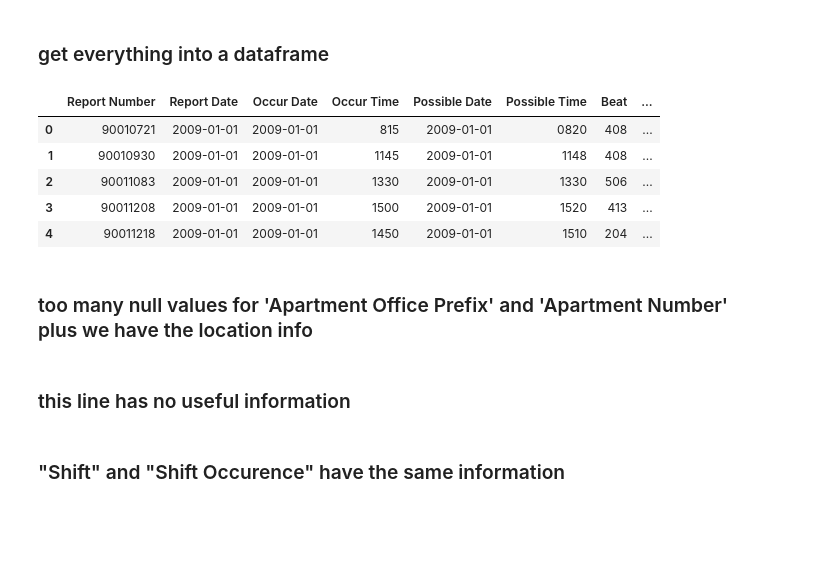
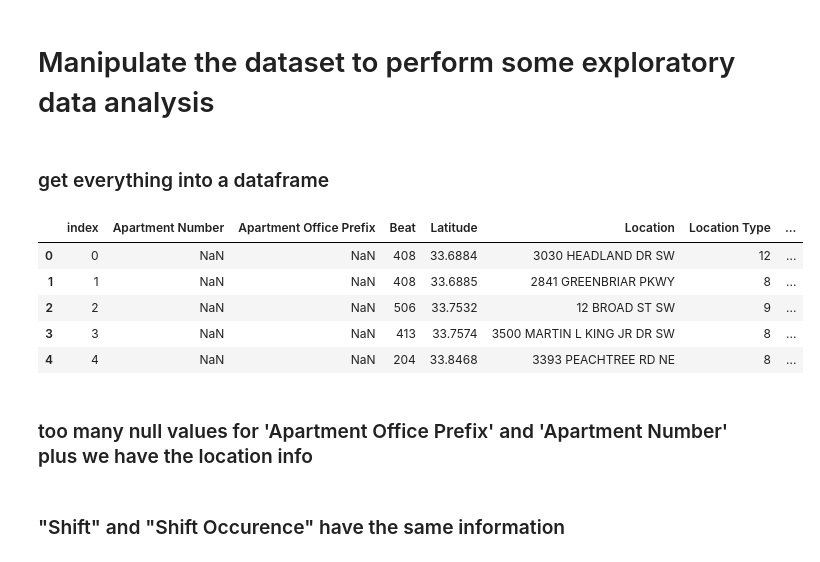
Before and after one commit to windell-github/APD_Crime, a Jupyter notebook: APD_Crime.ipynb, the cells around one changed output. Drawn from its saved outputs; the diff is of its cells as text; code cells hidden in the pictures; blank space fills up the shorter version.

```diff
--- a/APD_Crime.ipynb
+++ b/APD_Crime.ipynb
@@ -16,25 +12,28 @@ Using TensorFlow backend.
+# %% [markdown]
+# Manipulate the dataset to perform some exploratory data analysis
 # %% [markdown]
 ### get everything into a dataframe
 # %%
 df2009 = pd.read_csv('../projects/datasets/COBRA-2009/COBRA-2009.csv', error_bad_lines=False, warn_bad_lines=False, dtype={'Report Number': int, 'Report Date' : str, 'Occur Date' : str, 'Occur Time':int, 'Possible Date':str, 'Possible Time':str, 'Beat':str, 'Apartment Office Prefix':str, 'Apartment Number':str, 'Location':str, 'Shift':str, 'Shift Occurence':str, 'Location Type':str, 'UCR Literal':str, 'UCR #':float, 'Neighborhood':str,'NPU':str, 'Latitude':float, 'Longitude':float})
 df2010 = pd.read_csv('../projects/datasets/COBRA-2010/COBRA-2010.csv', error_bad_lines=False, warn_bad_lines=False, dtype={'Report Number': str, 'Report Date' : str, 'Occur Date' : str, 'Occur Time':str, 'Possible Date':str, 'Possible Time':str, 'Beat':str, 'Apartment Office Prefix':str, 'Apartment Number':str, 'Location':str, 'Shift':str, 'Shift Occurence':str, 'Location Type':str, 'UCR Literal':str, 'UCR #':str, 'Neighborhood':str,'NPU':str, 'Latitude':str, 'Longitude':str})
 df2011 = pd.read_csv('../projects/datasets/COBRA-2011/COBRA-2011.csv', error_bad_lines=False, warn_bad_lines=False, dtype={'Report Number': str, 'Report Date' : str, 'Occur Date' : str, 'Occur Time':str, 'Possible Date':str, 'Possible Time':str, 'Beat':str, 'Apartment Office Prefix':str, 'Apartment Number':str, 'Location':str, 'Shift':str, 'Shift Occurence':str, 'Location Type':str, 'UCR Literal':str, 'UCR #':str, 'Neighborhood':str,'NPU':str, 'Latitude':str, 'Longitude':str})
 df2012 = pd.read_csv('../projects/datasets/COBRA-2012/COBRA-2012.csv', error_bad_lines=False, warn_bad_lines=False, dtype={'Report Number': str, 'Report Date' : str, 'Occur Date' : str, 'Occur Time':str, 'Possible Date':str, 'Possible Time':str, 'Beat':str, 'Apartment Office Prefix':str, 'Apartment Number':str, 'Location':str, 'Shift':str, 'Shift Occurence':str, 'Location Type':str, 'UCR Literal':str, 'UCR #':str, 'Neighborhood':str,'NPU':str, 'Latitude':str, 'Longitude':str})
 df2013 = pd.read_csv('../projects/datasets/COBRA-2013/COBRA-2013.csv', error_bad_lines=False, warn_bad_lines=False, dtype={'Report Number': str, 'Report Date' : str, 'Occur Date' : str, 'Occur Time':str, 'Possible Date':str, 'Possible Time':str, 'Beat':str, 'Apartment Office Prefix':str, 'Apartment Number':str, 'Location':str, 'Shift':str, 'Shift Occurence':str, 'Location Type':str, 'UCR Literal':str, 'UCR #':str, 'Neighborhood':str,'NPU':str, 'Latitude':str, 'Longitude':str})
 df2014 = pd.read_csv('../projects/datasets/COBRA-2014/COBRA-2014.csv', error_bad_lines=False, warn_bad_lines=False, dtype={'Report Number': str, 'Report Date' : str, 'Occur Date' : str, 'Occur Time':str, 'Possible Date':str, 'Possible Time':str, 'Beat':str, 'Apartment Office Prefix':str, 'Apartment Number':str, 'Location':str, 'Shift':str, 'Shift Occurence':str, 'Location Type':str, 'UCR Literal':str, 'UCR #':str, 'Neighborhood':str,'NPU':str, 'Latitude':str, 'Longitude':str})
 df2015 = pd.read_csv('../projects/datasets/COBRA-2015/COBRA-2015.csv', error_bad_lines=False, warn_bad_lines=False, dtype={'Report Number': int, 'Report Date' : str, 'Occur Date' : str, 'Occur Time':int, 'Possible Date':str, 'Possible Time':str, 'Beat':str, 'Apartment Office Prefix':str, 'Apartment Number':str, 'Location':str, 'Shift':str, 'Shift Occurence':str, 'Location Type':str, 'UCR Literal':str, 'UCR #':float, 'Neighborhood':str,'NPU':str, 'Latitude':float, 'Longitude':float})
 df2016 = pd.read_csv('../projects/datasets/COBRA-2016/COBRA-2016.csv', error_bad_lines=False, warn_bad_lines=False, dtype={'Report Number': int, 'Report Date' : str, 'Occur Date' : str, 'Occur Time':int, 'Possible Date':str, 'Possible Time':str, 'Beat':str, 'Apartment Office Prefix':str, 'Apartment Number':str, 'Location':str, 'Shift':str, 'Shift Occurence':str, 'Location Type':str, 'UCR Literal':str, 'UCR #':float, 'Neighborhood':str,'NPU':str, 'Latitude':float, 'Longitude':float})
 df2017 = pd.read_csv('../projects/datasets/COBRA-2017/COBRA-2017.csv', error_bad_lines=False, warn_bad_lines=False, dtype={'Report Number': int, 'Report Date' : str, 'Occur Date' : str, 'Occur Time':int, 'Possible Date':str, 'Possible Time':str, 'Beat':str, 'Apartment Office Prefix':str, 'Apartment Number':str, 'Location':str, 'Shift':str, 'Shift Occurence':str, 'Location Type':str, 'UCR Literal':str, 'UCR #':float, 'Neighborhood':str,'NPU':str, 'Latitude':float, 'Longitude':float})
 dataframes = [df2009,df2010,df2011,df2012,df2013,df2014,df2015,df2016,df2017]
-df = pd.concat(dataframes)
+df = pd.concat(dataframes, sort=True)
+df = df.reset_index()
 df.head()
 # %% [output]
-|  | Report Number | Report Date | Occur Date | Occur Time | Possible Date | Possible Time | Beat | ... |
-| 0 | 90010721 | 2009-01-01 | 2009-01-01 | 815 | 2009-01-01 | 0820 | 408 | ... |
-| 1 | 90010930 | 2009-01-01 | 2009-01-01 | 1145 | 2009-01-01 | 1148 | 408 | ... |
-| 2 | 90011083 | 2009-01-01 | 2009-01-01 | 1330 | 2009-01-01 | 1330 | 506 | ... |
-| 3 | 90011208 | 2009-01-01 | 2009-01-01 | 1500 | 2009-01-01 | 1520 | 413 | ... |
-| 4 | 90011218 | 2009-01-01 | 2009-01-01 | 1450 | 2009-01-01 | 1510 | 204 | ... |
+|  | index | Apartment Number | Apartment Office Prefix | Beat | Latitude | Location | Location Type | ... |
+| 0 | 0 | NaN | NaN | 408 | 33.6884 | 3030 HEADLAND DR SW | 12 | ... |
+| 1 | 1 | NaN | NaN | 408 | 33.6885 | 2841 GREENBRIAR PKWY | 8 | ... |
+| 2 | 2 | NaN | NaN | 506 | 33.7532 | 12 BROAD ST SW | 9 | ... |
+| 3 | 3 | NaN | NaN | 413 | 33.7574 | 3500 MARTIN L KING JR DR SW | 8 | ... |
+| 4 | 4 | NaN | NaN | 204 | 33.8468 | 3393 PEACHTREE RD NE | 8 | ... |
 # %% [markdown]
 ### too many null values for 'Apartment Office Prefix' and 'Apartment Number' plus we have the location info
 # %%
@@ -44,2 +42,0 @@ df = df.drop(['Apartment Office Prefix','Apartment Number'],axis=1)
-# %% [markdown]
-### this line has no useful information
```
Also changed, not shown: parts of 25 cells of this notebook, 2 other files.
